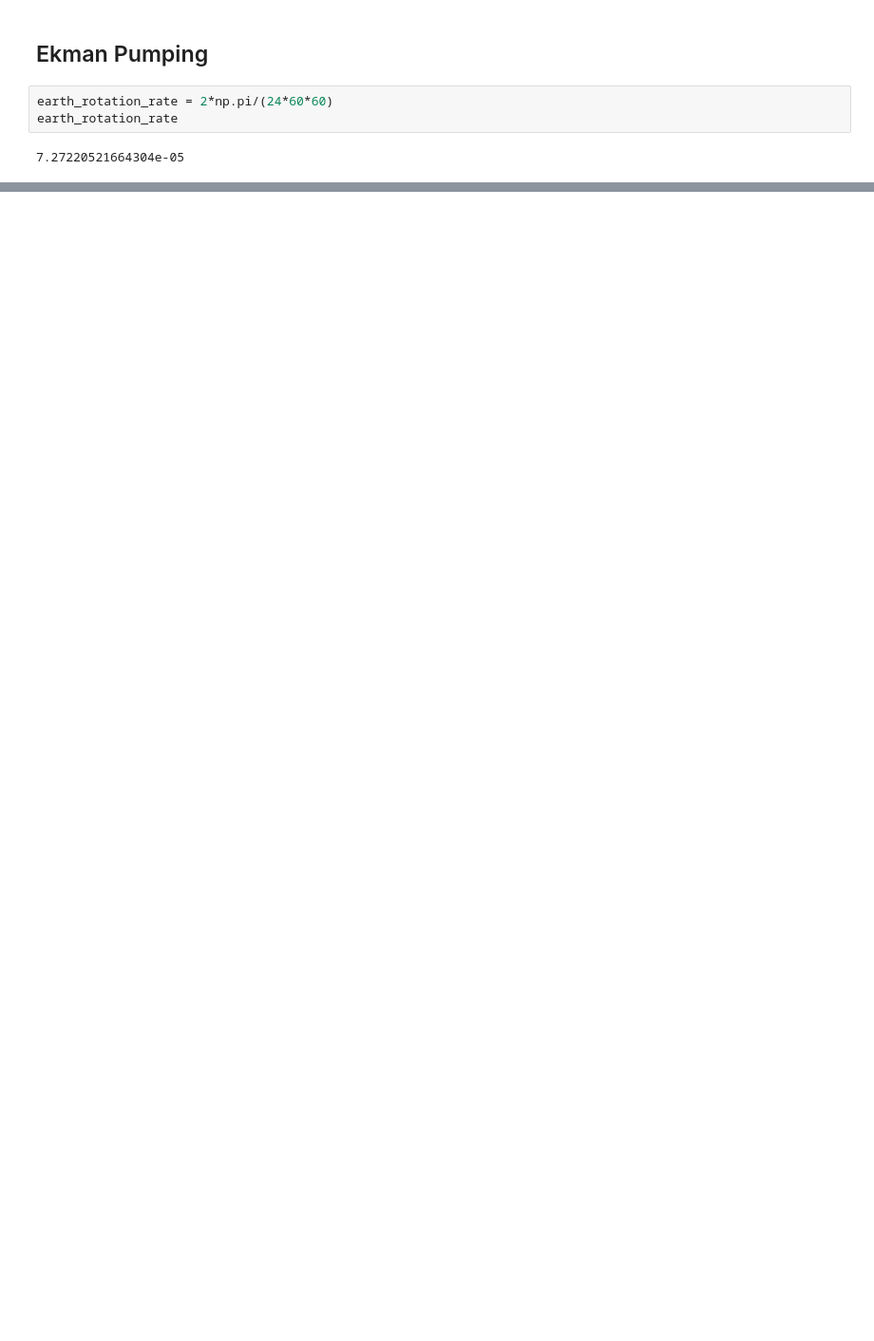
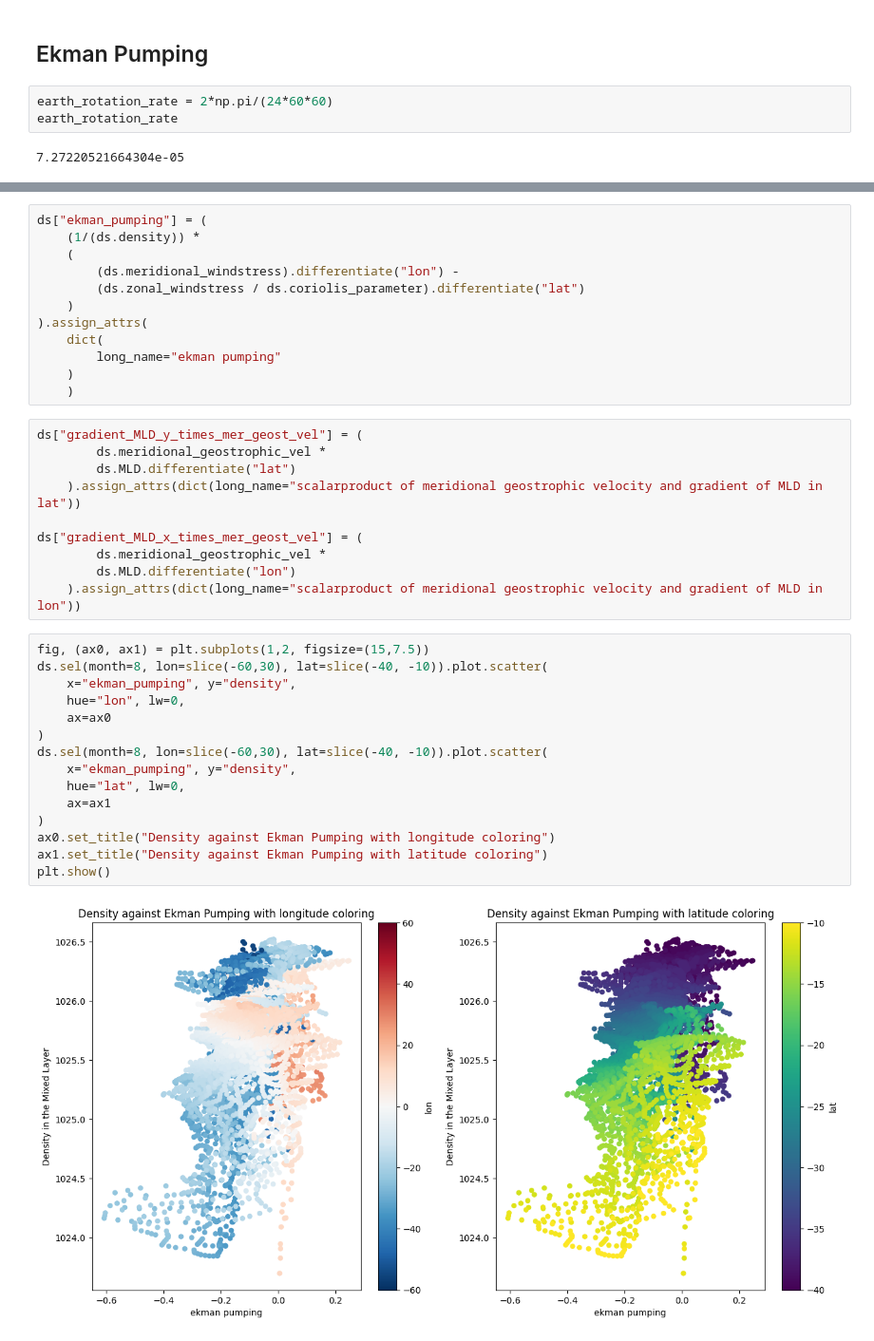
Before and after one commit to JRethemeier/Thermohaline-Circulation, a Jupyter notebook: Assignment7/Assignment7.ipynb, the cells around one changed output, grey strips where cells are left out. Shown at 95% size. Drawn from its saved outputs; the diff is of its cells as text; blank space fills up the shorter version.

```diff
--- a/Assignment7/Assignment7.ipynb
+++ b/Assignment7/Assignment7.ipynb
@@ -139,0 +156,39 @@ windstress.sel(month=8, LAT=slice(-70,10), lon=slice(-60,30)).zonal_windstress.p
+# %%
+ds["ekman_pumping"] = (
+    (1/(ds.density)) *
+    (
+        (ds.meridional_windstress).differentiate("lon") -
+        (ds.zonal_windstress / ds.coriolis_parameter).differentiate("lat")
+    )
+).assign_attrs(
+    dict(
+        long_name="ekman pumping"
+    )
+    )
+# %%
+ds["gradient_MLD_y_times_mer_geost_vel"] = (
+        ds.meridional_geostrophic_vel *
+        ds.MLD.differentiate("lat")
+    ).assign_attrs(dict(long_name="scalarproduct of meridional geostrophic velocity and gradient of MLD in lat"))
+
+ds["gradient_MLD_x_times_mer_geost_vel"] = (
+        ds.meridional_geostrophic_vel *
+        ds.MLD.differentiate("lon")
+    ).assign_attrs(dict(long_name="scalarproduct of meridional geostrophic velocity and gradient of MLD in lon"))
+# %%
+fig, (ax0, ax1) = plt.subplots(1,2, figsize=(15,7.5))
+ds.sel(month=8, lon=slice(-60,30), lat=slice(-40, -10)).plot.scatter(
+    x="ekman_pumping", y="density",
+    hue="lon", lw=0,
+    ax=ax0
+)
+ds.sel(month=8, lon=slice(-60,30), lat=slice(-40, -10)).plot.scatter(
+    x="ekman_pumping", y="density",
+    hue="lat", lw=0,
+    ax=ax1
+)
+ax0.set_title("Density against Ekman Pumping with longitude coloring")
+ax1.set_title("Density against Ekman Pumping with latitude coloring")
+plt.show()
+# %% [output]
+[figure, added]
```
Also changed, not shown: parts of 13 cells of this notebook.
